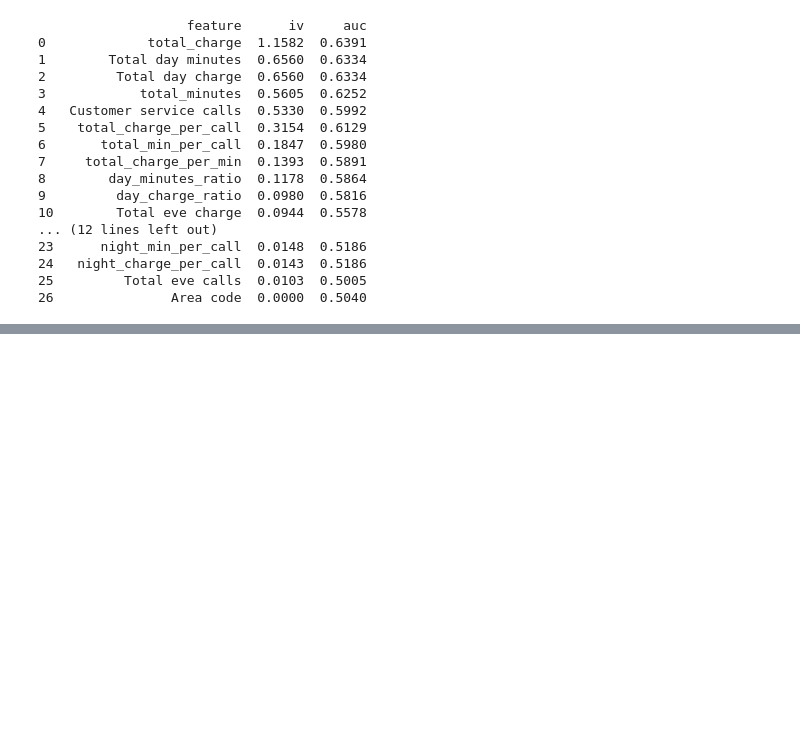
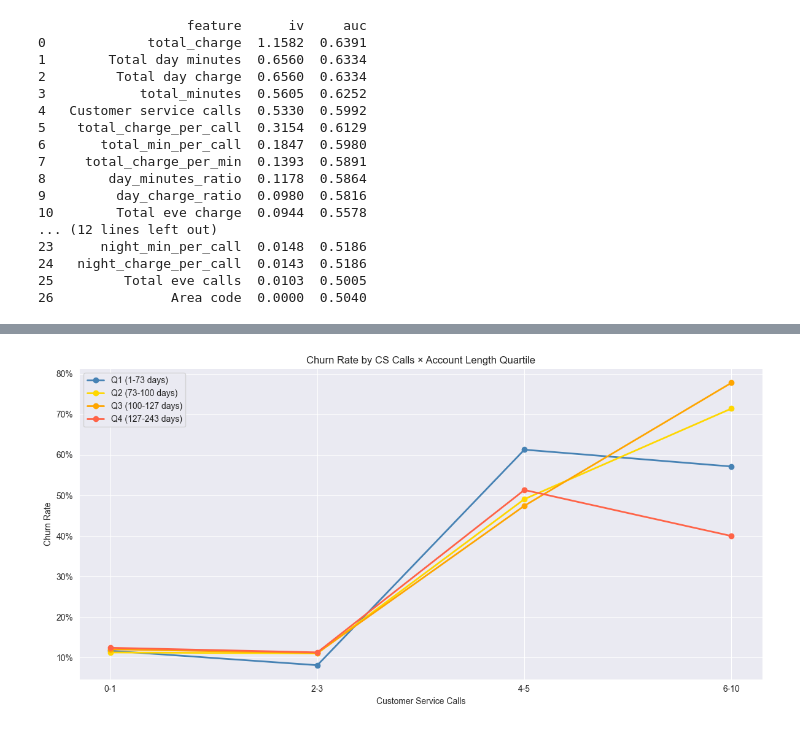
Before and after one commit to hungmanh0720/churn_models_for_telecom_company, a Jupyter notebook: eda_data.ipynb, the cells around one changed output, grey strips where cells are left out. Cells and saved outputs as stored; diff of their text form; code cells hidden in the pictures; blank space fills up the shorter version.

```diff
--- a/eda_data.ipynb
+++ b/eda_data.ipynb
@@ -787,0 +824,28 @@ print(feature_stats.to_string())
+# %%
+import matplotlib.pyplot as plt
+
+df['account_bin'] = pd.qcut(df['Account length'], q=4)
+bin_labels = [f'Q{i+1} ({interval.left:.0f}-{interval.right:.0f} days)'
+              for i, interval in enumerate(df['account_bin'].cat.categories)]
+df['account_bin'] = pd.qcut(df['Account length'], q=4, labels=bin_labels)
+
+df['cs_bin'] = pd.cut(df['Customer service calls'], bins=[-1, 1, 3, 5, 10], labels=['0-1', '2-3', '4-5', '6-10'])
+
+summary = df.groupby(['cs_bin', 'account_bin'])['Churn'].mean().reset_index()
+
+fig, ax = plt.subplots(figsize=(12, 6))
+
+colors = ['steelblue', 'gold', 'orange', 'tomato']
+for bin_label, color in zip(bin_labels, colors):
+    data = summary[summary['account_bin'] == bin_label]
+    ax.plot(data['cs_bin'], data['Churn'], marker='o', label=bin_label, color=color, linewidth=2)
+
+ax.set_xlabel('Customer Service Calls')
+ax.set_ylabel('Churn Rate')
+ax.set_title('Churn Rate by CS Calls × Account Length Quartile')
+ax.legend(loc='upper left')
+ax.yaxis.set_major_formatter(plt.FuncFormatter(lambda y, _: f'{y:.0%}'))
+plt.tight_layout()
+plt.show()
+# %% [output]
+[figure, added]
```
Also changed, not shown: parts of 11 cells of this notebook, 14 other files.
